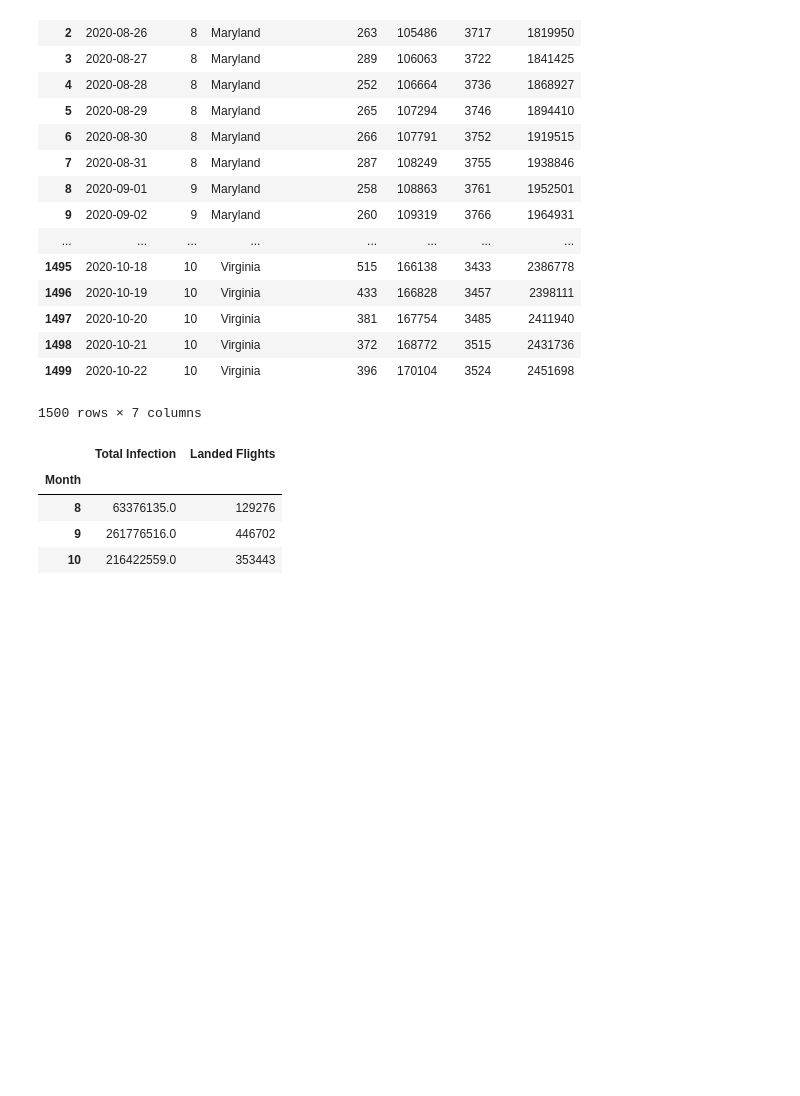
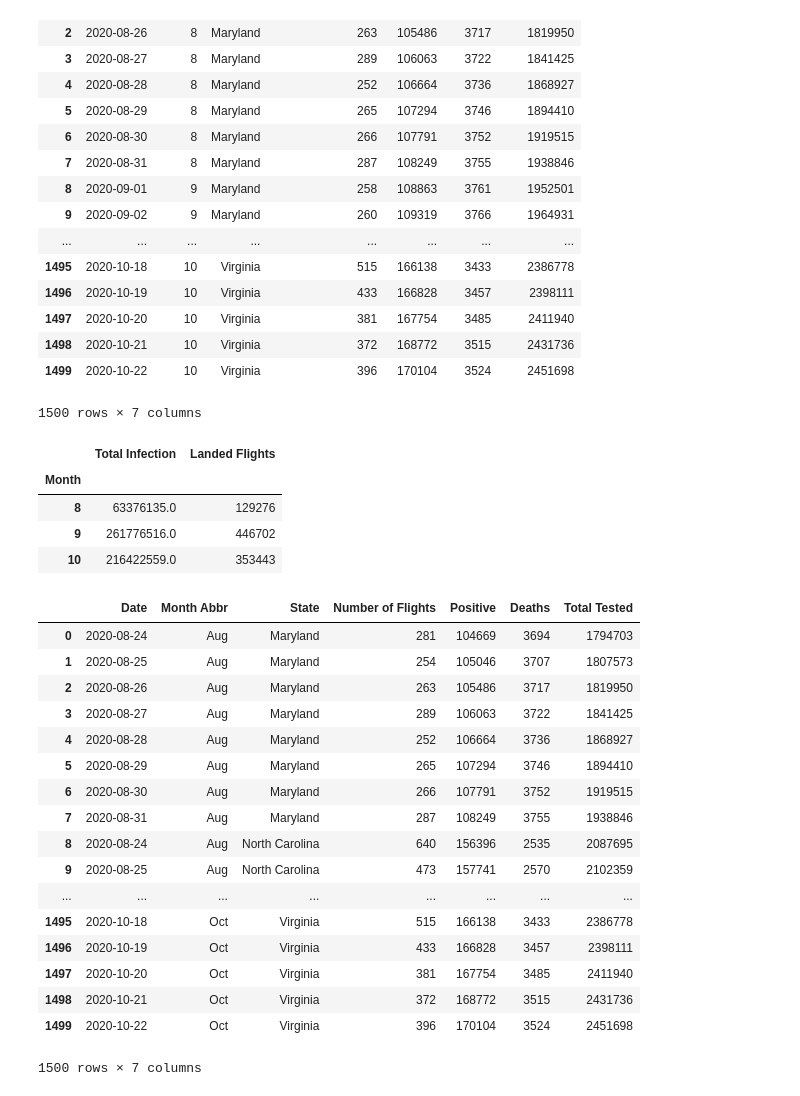
Before and after one commit to MersedehSP/Covid_Analyzer, a Jupyter notebook: Project1.ipynb, the cells around one changed output. Saved outputs shown, nothing was run; the diff lists cells and outputs as text; code cells hidden in the pictures; blank space fills up the shorter version.

Commit message:
Final dataframe now has month abbreviations instead of month numbers for better graph visuals

```diff
--- a/Project1.ipynb
+++ b/Project1.ipynb
@@ -386,2 +382,45 @@ states_abbrev_df
+# %%
+month_dict = {1: 'Jan',
+              2: 'Feb',
+              3: 'Mar',
+              4: 'Apr',
+              5: 'May',
+              6: 'Jun',
+              7: 'Jul',
+              8: 'Aug',
+              9: 'Sep',
+              10: 'Oct',
+              11: 'Nov',
+              12: 'Dec'}
+
+month_ser = pd.Series(month_dict)
+
+month_df = pd.DataFrame(month_ser)
+
+month_df.reset_index(inplace=True)
+
+month_df.columns = ['Month', 'Month Abbr']
+full_data_df = pd.merge(project_df, month_df, on='Month')
+full_data_df.drop(['Month'], axis=1)
+full_data_df[['Date', 'Month Abbr', 'State', 'Number of Flights', 'Positive', 'Deaths', 'Total Tested']]
+# %% [output]
+|  | Date | Month Abbr | State | Number of Flights | Positive | Deaths | Total Tested |
+| 0 | 2020-08-24 | Aug | Maryland | 281 | 104669 | 3694 | 1794703 |
+| 1 | 2020-08-25 | Aug | Maryland | 254 | 105046 | 3707 | 1807573 |
+| 2 | 2020-08-26 | Aug | Maryland | 263 | 105486 | 3717 | 1819950 |
+| 3 | 2020-08-27 | Aug | Maryland | 289 | 106063 | 3722 | 1841425 |
+| 4 | 2020-08-28 | Aug | Maryland | 252 | 106664 | 3736 | 1868927 |
+| 5 | 2020-08-29 | Aug | Maryland | 265 | 107294 | 3746 | 1894410 |
+| 6 | 2020-08-30 | Aug | Maryland | 266 | 107791 | 3752 | 1919515 |
+| 7 | 2020-08-31 | Aug | Maryland | 287 | 108249 | 3755 | 1938846 |
+| 8 | 2020-08-24 | Aug | North Carolina | 640 | 156396 | 2535 | 2087695 |
+| 9 | 2020-08-25 | Aug | North Carolina | 473 | 157741 | 2570 | 2102359 |
+| ... | ... | ... | ... | ... | ... | ... | ... |
+| 1495 | 2020-10-18 | Oct | Virginia | 515 | 166138 | 3433 | 2386778 |
+| 1496 | 2020-10-19 | Oct | Virginia | 433 | 166828 | 3457 | 2398111 |
+| 1497 | 2020-10-20 | Oct | Virginia | 381 | 167754 | 3485 | 2411940 |
+| 1498 | 2020-10-21 | Oct | Virginia | 372 | 168772 | 3515 | 2431736 |
+| 1499 | 2020-10-22 | Oct | Virginia | 396 | 170104 | 3524 | 2451698 |
+1500 rows × 7 columns
 # %%
 project_df.to_csv('Resources\FullDataSet.csv', index=False)
```
Also changed, not shown: parts of 1 cell of this notebook, 2 other files.
